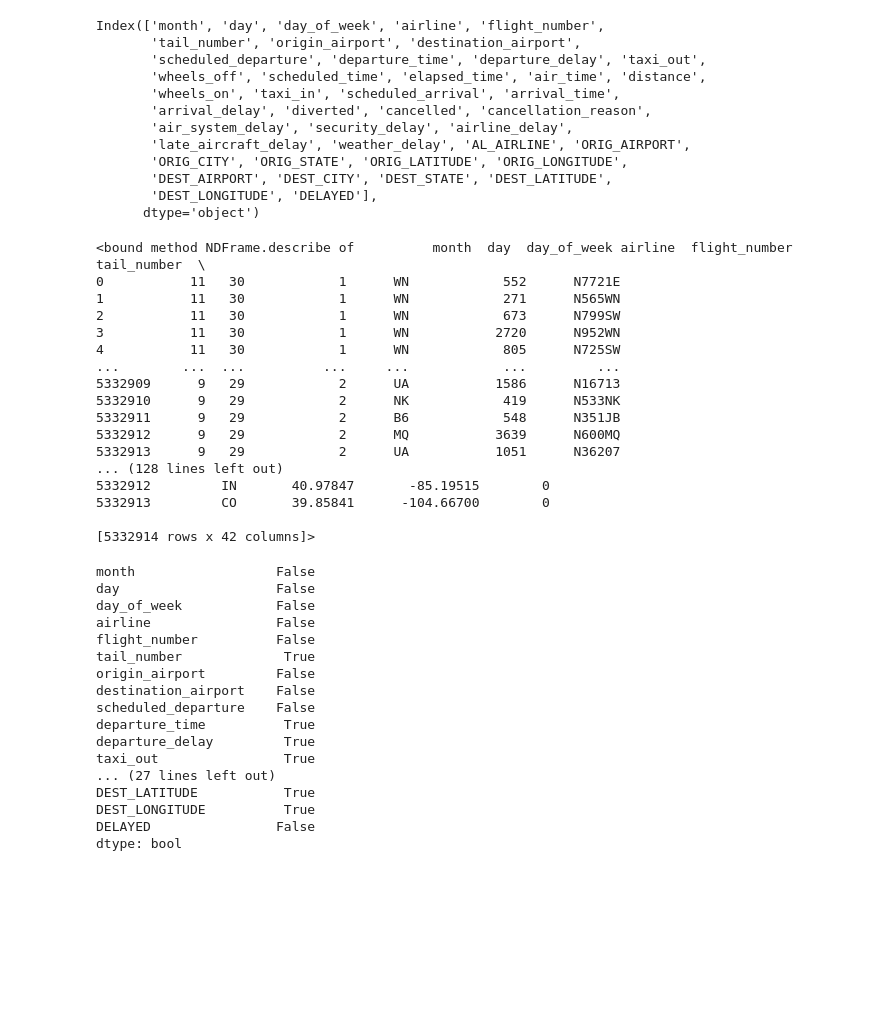
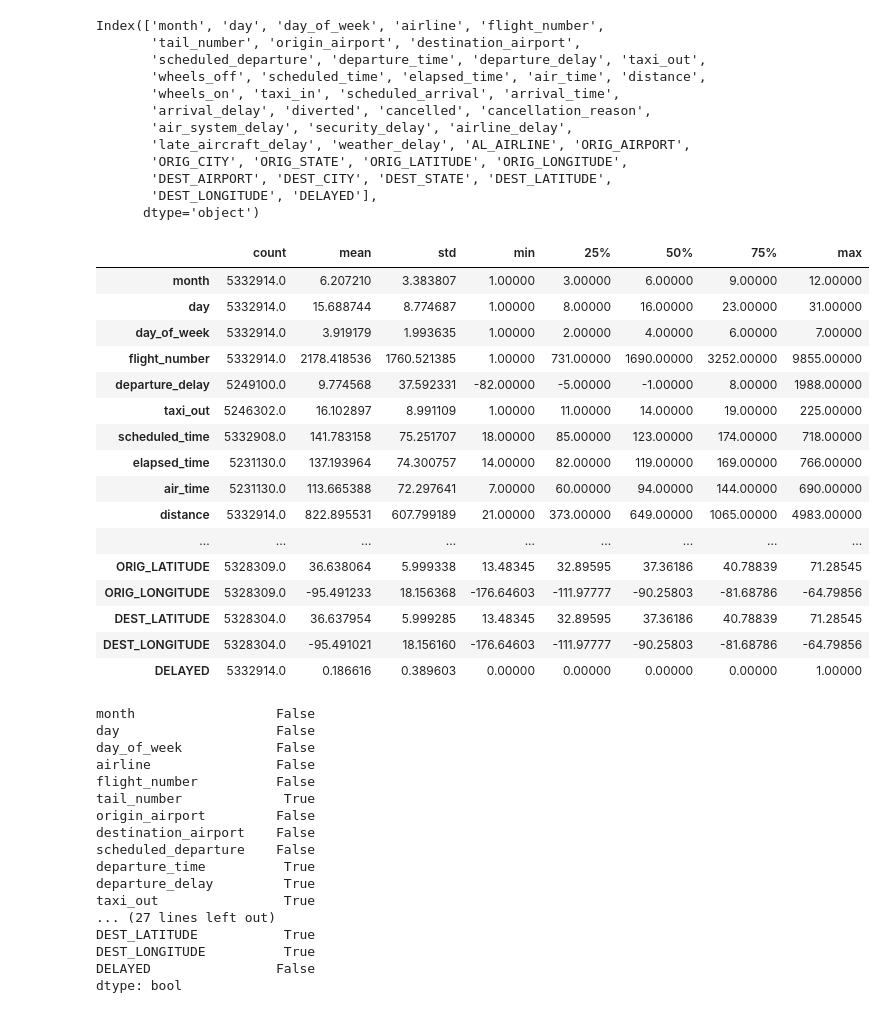
Before and after one commit to PacktPublishing/Machine-Learning-on-Kubernetes, a Jupyter notebook: chapter10/visualise.ipynb, the cells around one changed output. Cells and saved outputs as stored; diff of their text form; code cells hidden in the pictures; blank space fills up the shorter version.

```diff
--- a/chapter10/visualise.ipynb
+++ b/chapter10/visualise.ipynb
@@ -83,25 +60,25 @@ Index(['month', 'day', 'day_of_week', 'airline', 'flight_number',
        'DEST_LONGITUDE', 'DELAYED'],
       dtype='object')
 # %%
-df.describe
+df.describe().T
 # %% [output]
-<bound method NDFrame.describe of          month  day  day_of_week airline  flight_number tail_number  \
-0           11   30            1      WN            552      N7721E
-1           11   30            1      WN            271      N565WN
-2           11   30            1      WN            673      N799SW
-3           11   30            1      WN           2720      N952WN
-4           11   30            1      WN            805      N725SW
-...        ...  ...          ...     ...            ...         ...
-5332909      9   29            2      UA           1586      N16713
-5332910      9   29            2      NK            419      N533NK
-5332911      9   29            2      B6            548      N351JB
-5332912      9   29            2      MQ           3639      N600MQ
-5332913      9   29            2      UA           1051      N36207
-... (128 lines left out)
-5332912         IN       40.97847       -85.19515        0
-5332913         CO       39.85841      -104.66700        0
-
-[5332914 rows x 42 columns]>
+|  | count | mean | std | min | 25% | 50% | 75% | max |
+| month | 5332914.0 | 6.207210 | 3.383807 | 1.00000 | 3.00000 | 6.00000 | 9.00000 | 12.00000 |
+| day | 5332914.0 | 15.688744 | 8.774687 | 1.00000 | 8.00000 | 16.00000 | 23.00000 | 31.00000 |
+| day_of_week | 5332914.0 | 3.919179 | 1.993635 | 1.00000 | 2.00000 | 4.00000 | 6.00000 | 7.00000 |
+| flight_number | 5332914.0 | 2178.418536 | 1760.521385 | 1.00000 | 731.00000 | 1690.00000 | 3252.00000 | 9855.00000 |
+| departure_delay | 5249100.0 | 9.774568 | 37.592331 | -82.00000 | -5.00000 | -1.00000 | 8.00000 | 1988.00000 |
+| taxi_out | 5246302.0 | 16.102897 | 8.991109 | 1.00000 | 11.00000 | 14.00000 | 19.00000 | 225.00000 |
+| scheduled_time | 5332908.0 | 141.783158 | 75.251707 | 18.00000 | 85.00000 | 123.00000 | 174.00000 | 718.00000 |
+| elapsed_time | 5231130.0 | 137.193964 | 74.300757 | 14.00000 | 82.00000 | 119.00000 | 169.00000 | 766.00000 |
+| air_time | 5231130.0 | 113.665388 | 72.297641 | 7.00000 | 60.00000 | 94.00000 | 144.00000 | 690.00000 |
+| distance | 5332914.0 | 822.895531 | 607.799189 | 21.00000 | 373.00000 | 649.00000 | 1065.00000 | 4983.00000 |
+| ... | ... | ... | ... | ... | ... | ... | ... | ... |
+| ORIG_LATITUDE | 5328309.0 | 36.638064 | 5.999338 | 13.48345 | 32.89595 | 37.36186 | 40.78839 | 71.28545 |
+| ORIG_LONGITUDE | 5328309.0 | -95.491233 | 18.156368 | -176.64603 | -111.97777 | -90.25803 | -81.68786 | -64.79856 |
+| DEST_LATITUDE | 5328304.0 | 36.637954 | 5.999285 | 13.48345 | 32.89595 | 37.36186 | 40.78839 | 71.28545 |
+| DEST_LONGITUDE | 5328304.0 | -95.491021 | 18.156160 | -176.64603 | -111.97777 | -90.25803 | -81.68786 | -64.79856 |
+| DELAYED | 5332914.0 | 0.186616 | 0.389603 | 0.00000 | 0.00000 | 0.00000 | 0.00000 | 1.00000 |
 # %%
 df.isnull().any()
 # %% [output]
```
Also changed, not shown: parts of 37 cells of this notebook, 2 other files.
